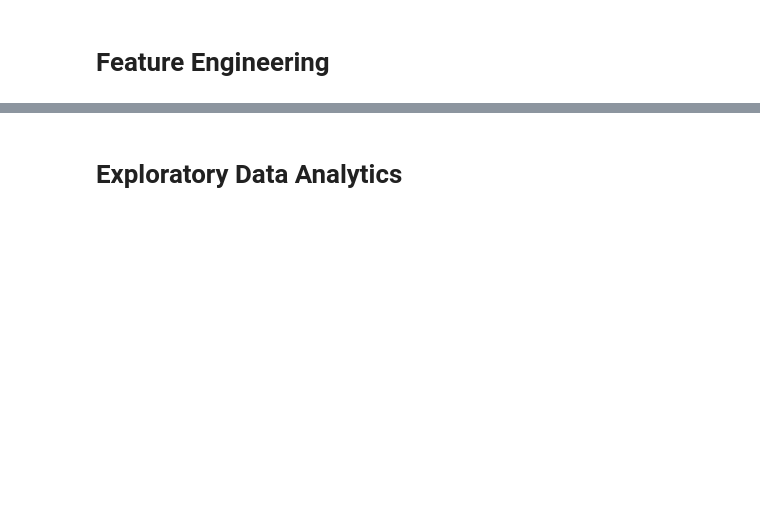
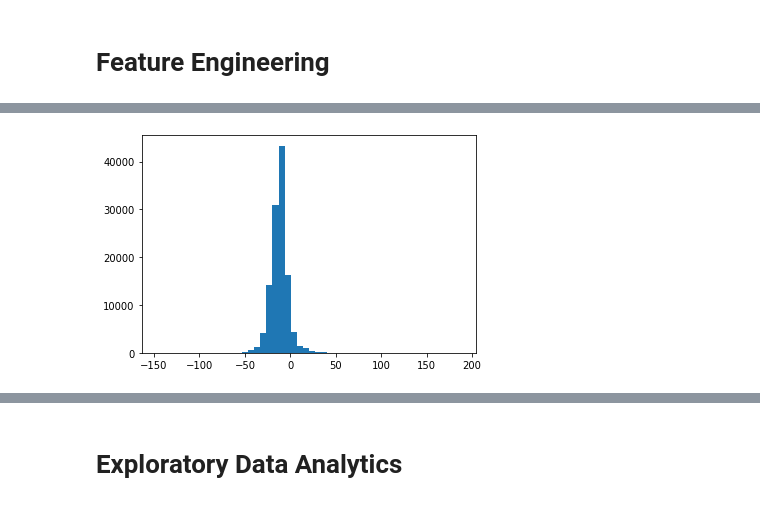
Before and after one commit to alireza-alizadegan/e-commerce-Sales, a Jupyter notebook: Brazil/Customer Value Prediction.ipynb, the cells around one changed output, grey strips where cells are left out. Drawn from its saved outputs; the diff is of its cells as text; code cells hidden in the pictures; blank space fills up the shorter version.

```diff
--- a/Brazil/Customer Value Prediction.ipynb
+++ b/Brazil/Customer Value Prediction.ipynb
@@ -427,3 +427,6 @@ customer_state                   117601 non-null object
 product_id                       117604 non-null object
 dtypes: datetime64[ns](3), float64(3), object(5)
 memory usage: 10.8+ MB
+# %%
+poci_df.drop(poci_df[poci_df.payment_value.isnull()].index, axis='index', inplace=True)
+poci_df.info()
@@ -497,3 +517,6 @@ memory usage: 13.6+ MB
 | 2 | 25e8ea4e93396b6fa0d3dd708e76c1bd | 1.0 | credit_card | 1.0 | 65.71 | 2017-12-12 11:19:55 | ... |
 | 3 | ba78997921bbcdc1373bb41e913ab953 | 1.0 | credit_card | 8.0 | 107.78 | 2017-12-06 12:04:06 | ... |
 | 4 | ba78997921bbcdc1373bb41e913ab953 | 1.0 | credit_card | 8.0 | 107.78 | 2017-12-06 12:04:06 | ... |
+# %%
+pocipr_df.drop(pocipr_df[pocipr_df.payment_value.isnull()].index, axis='index', inplace=True)
+pocipr_df.info()
@@ -500,7 +543,7 @@ memory usage: 13.6+ MB
 # %% [markdown]
 # Feature Engineering
 # %%
-df['purchase_date'] = df['order_purchase_timestamp'].dt.date
-df['delay'] = (df.order_delivered_customer_date - df.order_estimated_delivery_date).dt.days
-df.drop(['order_purchase_timestamp', 'order_delivered_customer_date', 'order_estimated_delivery_date'], axis='columns', inplace=True)
-df.head()
+pocipr_df['purchase_date'] = pocipr_df['order_purchase_timestamp'].dt.date
+pocipr_df['delay'] = (pocipr_df.order_delivered_customer_date - pocipr_df.order_estimated_delivery_date).dt.days
+pocipr_df.drop(['order_purchase_timestamp', 'order_delivered_customer_date', 'order_estimated_delivery_date'], axis='columns', inplace=True)
+pocipr_df.head()
@@ -508,0 +578,2 @@ df.info()
+# %%
+pocipr_df.fillna(pocipr_df.median(), inplace=True)
@@ -509,3 +601,5 @@ df.info()
 # %%
-plt.hist(df.delay, bins=50);
+plt.hist(pocipr_df.delay, bins=50);
+# %% [output]
+[figure, added]
 # %%
```
Also changed, not shown: parts of 19 cells of this notebook, 1 other file.
